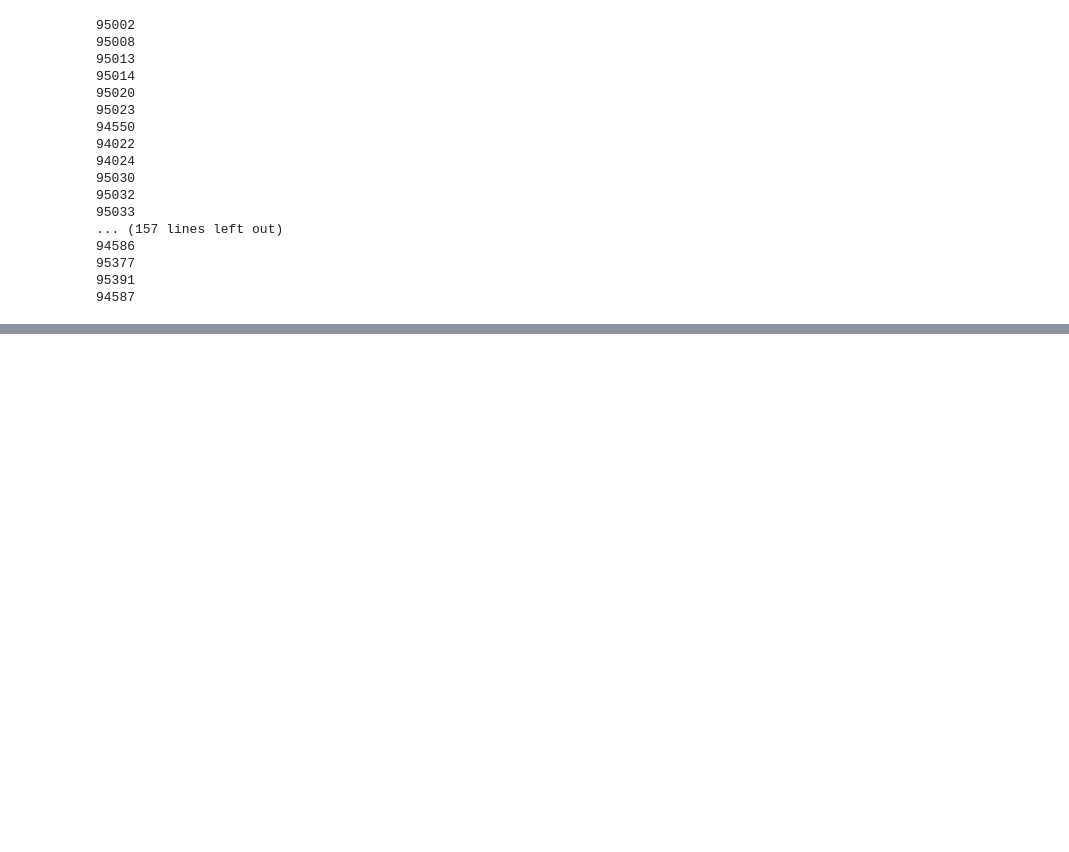
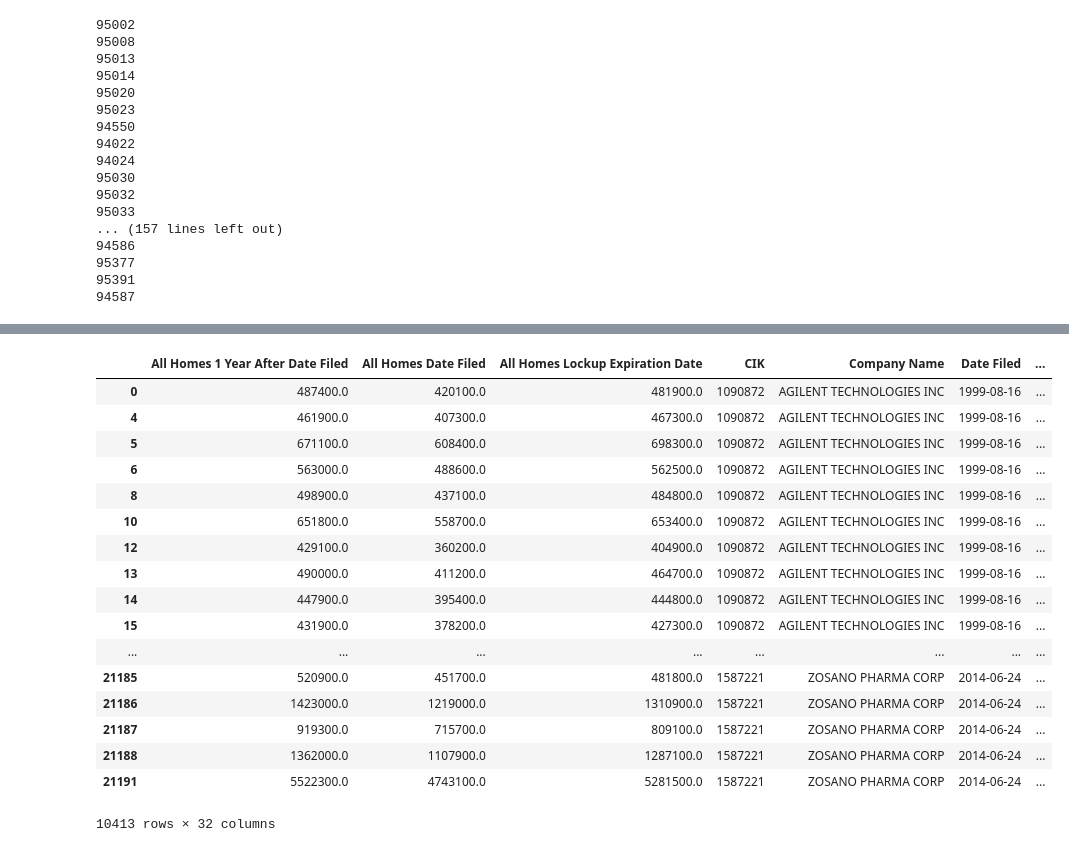
Before and after one commit to apthomas/SF-home-price-prediction, a Jupyter notebook: SF-home-price-prediction/wrangling.ipynb, the cells around one changed output, grey strips where cells are left out. Drawn from its saved outputs; the diff is of its cells as text; code cells hidden in the pictures; blank space fills up the shorter version.

Commit message:
organized data into one dataframe for training and testing

```diff
--- a/SF-home-price-prediction/wrangling.ipynb
+++ b/SF-home-price-prediction/wrangling.ipynb
@@ -346,0 +287,11 @@ df_all_home_by_zip_silicon_valley
+# %%
+
+if 'Zipcode' in filtered_census_data_columns:
+    filtered_census_data_columns.remove('Zipcode')
+
+if 'Zipcode' in filtered_census_age_race_data_columns:
+    filtered_census_age_race_data_columns.remove('Zipcode')
+ipo_header_list = list(df_full_ipo.columns.values) + filtered_census_data_columns+ filtered_census_age_race_data_columns+ ['All Homes Date Filed',
+                                                                                      'All Homes Lockup Expiration Date',
+                                                                                      'All Homes 1 Year After Date Filed',
+                                                                                      'All Homes 2 Years After Date Filed']
@@ -346,0 +367,51 @@ df_all_home_by_zip_silicon_valley
+# %%
+
+ipo_final_df.dropna(subset=['Median Age'], how='all', inplace = True)
+# %%
+normalization_list = ['Offer Amount', 'Number of Employees','Found', 'Median Age',
+ 'Percent of People under 18 years of age',
+ 'Percent of People 65 years and over',
+ 'Percent of Males',
+ 'Percent of Females',
+ 'Percent of People who are Hispanic',
+ 'Percent of People who are White',
+ 'Percent of People who are Black or African American',
+ 'Percent of People who are Asian',
+ 'Unemployment Rate',
+'Mean Travel Time to Work Estimate (minutes)',
+'Percent of Households with Income Greater than $200,000',
+'Median Household Income Estimate (dollars)',
+'Mean Household Income Estimate (dollars)',
+'Per Capita Income Estimate (dollars)',
+'Percent of Population with no Health Insurance Coverage',
+'Percent of People whose Income in the Past 12 months has been Below Poverty Level',
+'Percent of Households With Income Less Than $24,999'
+                     ]
+ipo_final_df = ipo_final_df.replace(['--'], [''], regex=True)
+ipo_final_df= ipo_final_df.replace(r'^\s*$', np.nan, regex=True)
+ipo_final_df = ipo_final_df.replace(['\,'], [''], regex=True)
+ipo_final_df = ipo_final_df.replace(['\+'], [''], regex=True)
+# %%
+scaler = MinMaxScaler()
+ipo_final_df[normalization_list] = scaler.fit_transform(ipo_final_df[normalization_list])
+# %%
+ipo_final_df
+# %% [output]
+|  | All Homes 1 Year After Date Filed | All Homes Date Filed | All Homes Lockup Expiration Date | CIK | Company Name | Date Filed | ... |
+| 0 | 487400.0 | 420100.0 | 481900.0 | 1090872 | AGILENT TECHNOLOGIES INC | 1999-08-16 | ... |
+| 4 | 461900.0 | 407300.0 | 467300.0 | 1090872 | AGILENT TECHNOLOGIES INC | 1999-08-16 | ... |
+| 5 | 671100.0 | 608400.0 | 698300.0 | 1090872 | AGILENT TECHNOLOGIES INC | 1999-08-16 | ... |
+| 6 | 563000.0 | 488600.0 | 562500.0 | 1090872 | AGILENT TECHNOLOGIES INC | 1999-08-16 | ... |
+| 8 | 498900.0 | 437100.0 | 484800.0 | 1090872 | AGILENT TECHNOLOGIES INC | 1999-08-16 | ... |
+| 10 | 651800.0 | 558700.0 | 653400.0 | 1090872 | AGILENT TECHNOLOGIES INC | 1999-08-16 | ... |
+| 12 | 429100.0 | 360200.0 | 404900.0 | 1090872 | AGILENT TECHNOLOGIES INC | 1999-08-16 | ... |
+| 13 | 490000.0 | 411200.0 | 464700.0 | 1090872 | AGILENT TECHNOLOGIES INC | 1999-08-16 | ... |
+| 14 | 447900.0 | 395400.0 | 444800.0 | 1090872 | AGILENT TECHNOLOGIES INC | 1999-08-16 | ... |
+| 15 | 431900.0 | 378200.0 | 427300.0 | 1090872 | AGILENT TECHNOLOGIES INC | 1999-08-16 | ... |
+| ... | ... | ... | ... | ... | ... | ... | ... |
+| 21185 | 520900.0 | 451700.0 | 481800.0 | 1587221 | ZOSANO PHARMA CORP | 2014-06-24 | ... |
+| 21186 | 1423000.0 | 1219000.0 | 1310900.0 | 1587221 | ZOSANO PHARMA CORP | 2014-06-24 | ... |
+| 21187 | 919300.0 | 715700.0 | 809100.0 | 1587221 | ZOSANO PHARMA CORP | 2014-06-24 | ... |
+| 21188 | 1362000.0 | 1107900.0 | 1287100.0 | 1587221 | ZOSANO PHARMA CORP | 2014-06-24 | ... |
+| 21191 | 5522300.0 | 4743100.0 | 5281500.0 | 1587221 | ZOSANO PHARMA CORP | 2014-06-24 | ... |
+10413 rows × 32 columns
```
Also changed, not shown: parts of 15 cells of this notebook, 5 other files.
